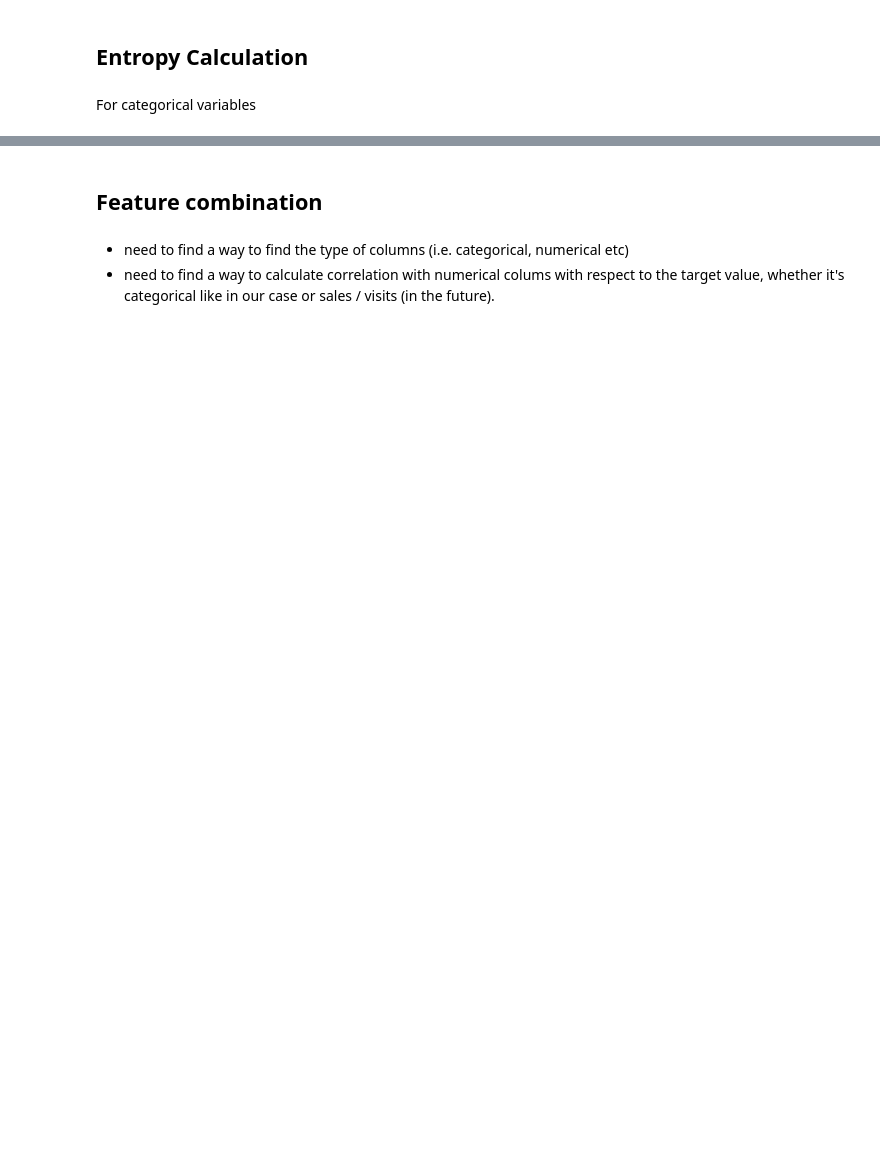
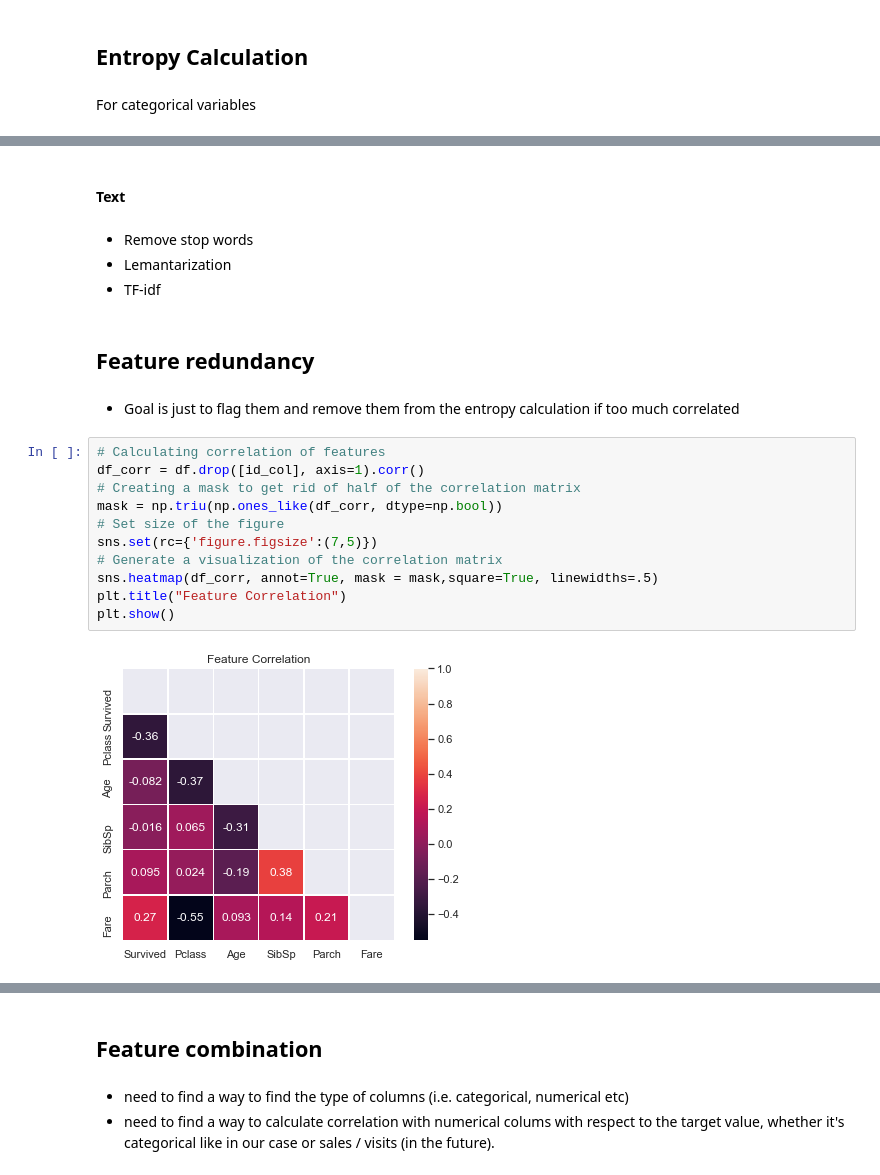
Before and after one commit to AmauryLejay/auto_bi, a Jupyter notebook: sketch.ipynb, the cells around one changed output, grey strips where cells are left out. Drawn from its saved outputs; the diff is of its cells as text; blank space fills up the shorter version.

```diff
--- a/sketch.ipynb
+++ b/sketch.ipynb
@@ -157,0 +233,23 @@ total_entropy
+# %% [markdown]
+#### Text
+# %% [markdown]
+- Remove stop words
+- Lemantarization
+- TF-idf
+# %% [markdown]
+## Feature redundancy
+# %% [markdown]
+- Goal is just to flag them and remove them from the entropy calculation if too much correlated
+# %%
+# Calculating correlation of features
+df_corr = df.drop([id_col], axis=1).corr()
+# Creating a mask to get rid of half of the correlation matrix
+mask = np.triu(np.ones_like(df_corr, dtype=np.bool))
+# Set size of the figure
+sns.set(rc={'figure.figsize':(7,5)})
+# Generate a visualization of the correlation matrix
+sns.heatmap(df_corr, annot=True, mask = mask,square=True, linewidths=.5)
+plt.title("Feature Correlation")
+plt.show()
+# %% [output]
+[figure, added]
```
Also changed, not shown: parts of 29 cells of this notebook, 1 other file.
